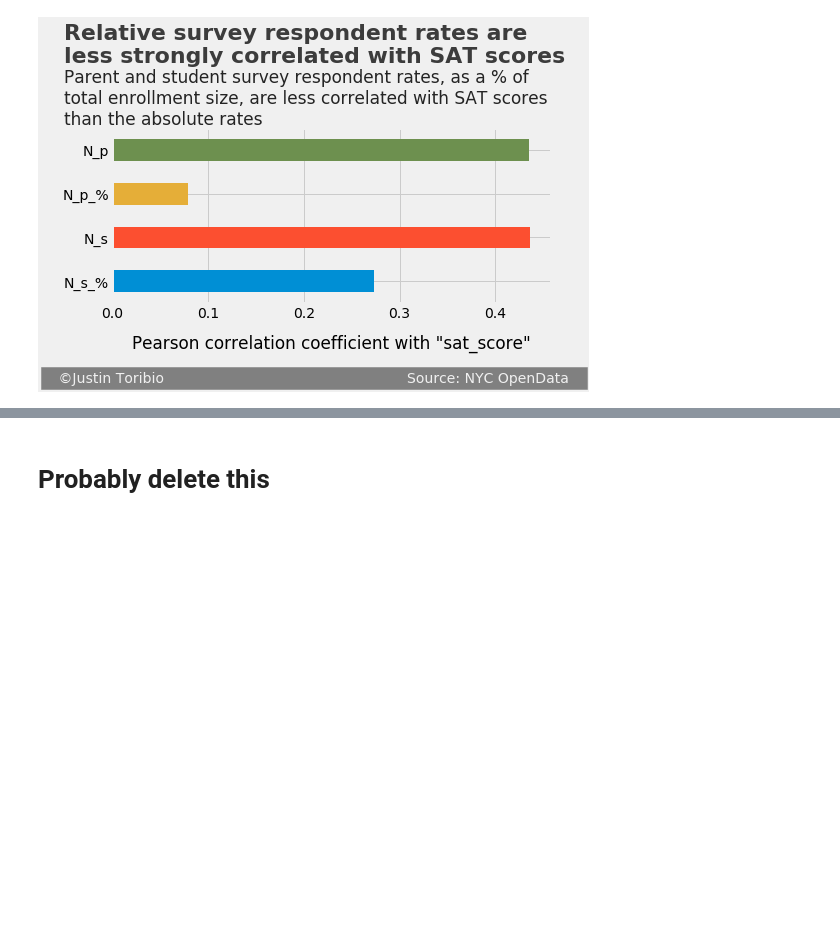
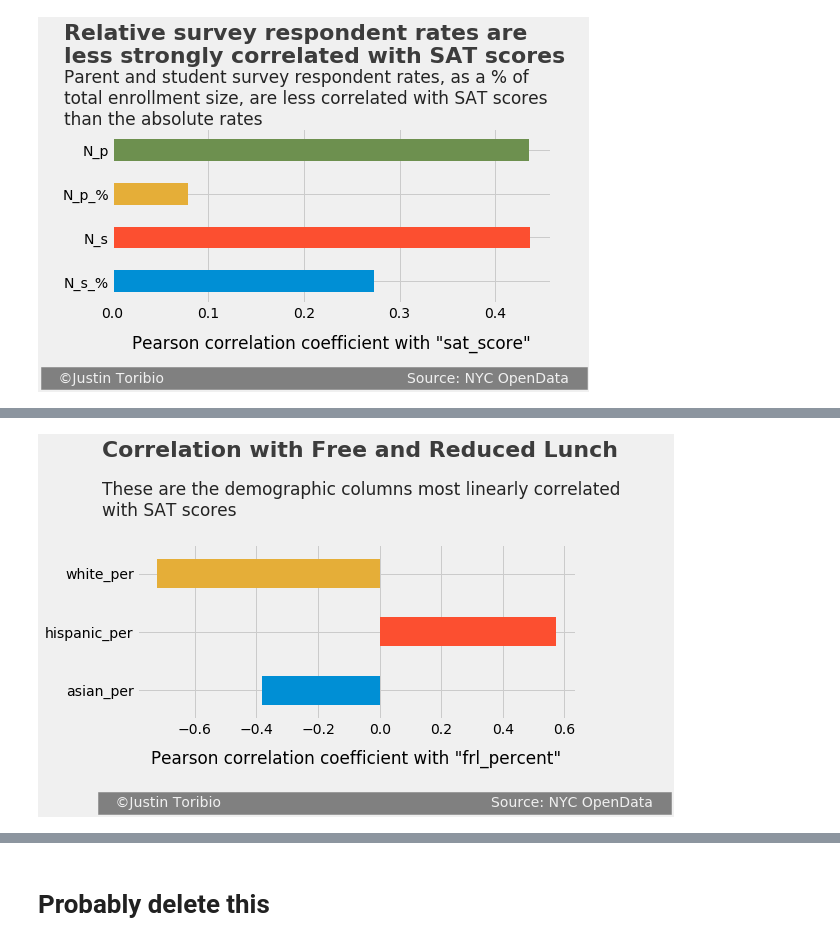
Before and after one commit to JustinToribio/analyzing-the-sat, a Jupyter notebook: notebooks/1.0-jt-analyze-the-sat.ipynb, the cells around one changed output, grey strips where cells are left out. Cells and saved outputs as stored; diff of their text form; code cells hidden in the pictures; blank space fills up the shorter version.

```diff
--- a/notebooks/1.0-jt-analyze-the-sat.ipynb
+++ b/notebooks/1.0-jt-analyze-the-sat.ipynb
@@ -441 +544,18 @@ The parent and student survey respondent rates, as a % of the school's total enr
+# %%
+# Assign the column names to be viewed and the text of the bar plot to
+# variables.
+columns = ["asian_per", "hispanic_per", "white_per"]
+title = "Correlation with Free and Reduced Lunch"
+subtitle = ("These are the demographic columns most linearly correlated\n"
+            "with SAT scores")
+x_axis_label = 'Pearson correlation coefficient with "frl_percent"'
+
+# Create and display the bar plot.
+corr_bar_plot(data, "frl_percent", columns=columns,
+              fig_size=(7, 3), x_axis_label=x_axis_label,
+              title=title, title_y_adj=-1, title_x_adj=-.9,
+              sub=subtitle, sub_y_adj=0, sub_x_adj=-.9,
+              sig_y_adj=2, sig_x_adj=-.9, sig_space_adj=58)
+# %% [output]
+[figure, added]
 # %% [markdown]
```
Also changed, not shown: parts of 21 cells of this notebook.
